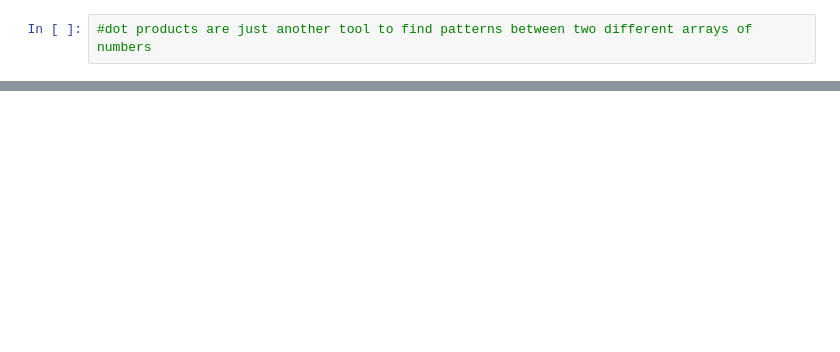
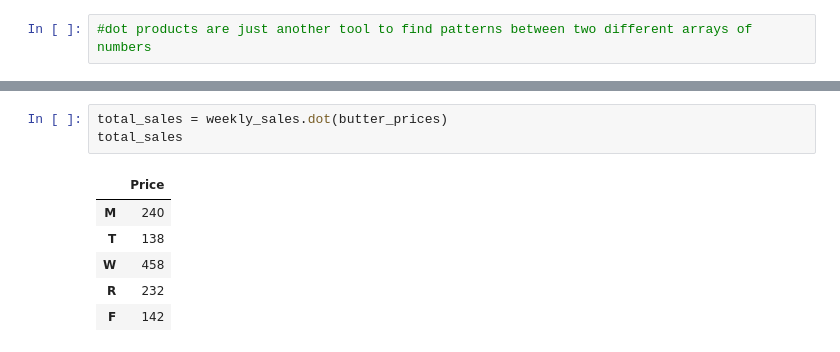
Before and after one commit to joelweber977/Python3_TF_Certificate, a Jupyter notebook: 18_Appendix-Numpy.ipynb, the cells around one changed output, grey strips where cells are left out. Cells and saved outputs as stored; diff of their text form; blank space fills up the shorter version.

```diff
--- a/18_Appendix-Numpy.ipynb
+++ b/18_Appendix-Numpy.ipynb
@@ -366,0 +782,10 @@ mat1.dot(mat2_T)
+# %%
+total_sales = weekly_sales.dot(butter_prices)
+total_sales
+# %% [output]
+|  | Price |
+| M | 240 |
+| T | 138 |
+| W | 458 |
+| R | 232 |
+| F | 142 |
```
Also changed, not shown: parts of 117 cells of this notebook.
